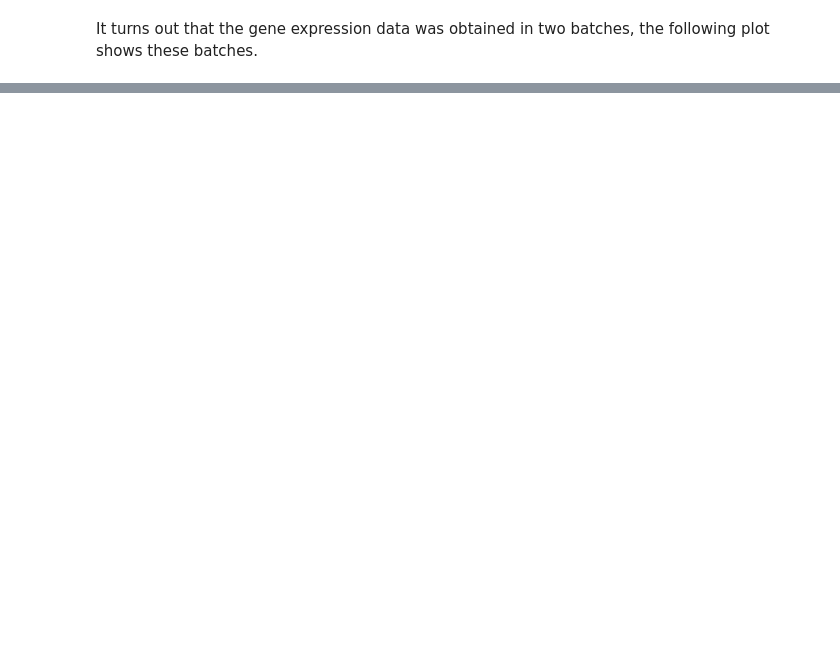
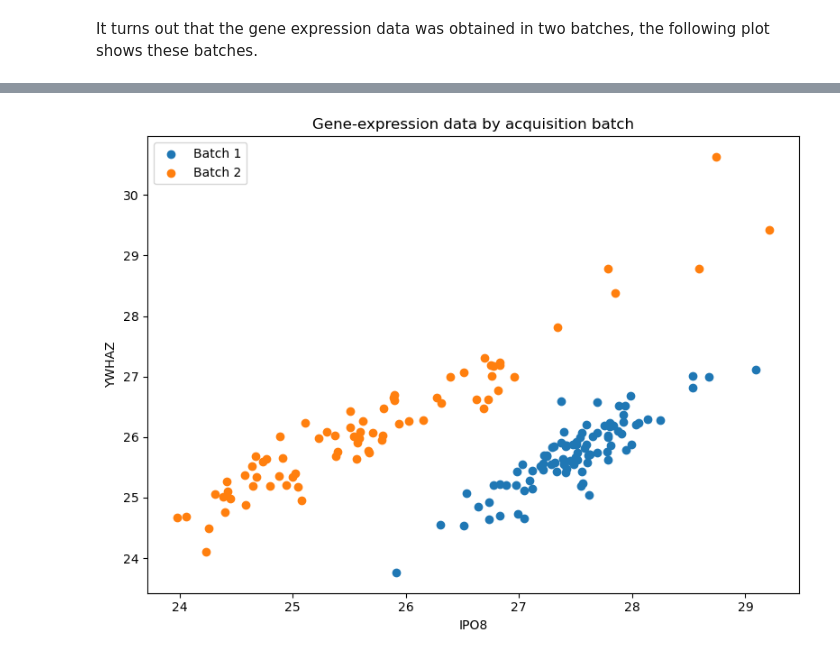
Before and after one commit to gjbex/Machine-learning-with-Python, a Jupyter notebook: source-code/scikit-learn/analysis.ipynb, the cells around one changed output, grey strips where cells are left out. Drawn from its saved outputs; the diff is of its cells as text; code cells hidden in the pictures; blank space fills up the shorter version.

```diff
--- a/source-code/scikit-learn/analysis.ipynb
+++ b/source-code/scikit-learn/analysis.ipynb
@@ -98,0 +99,21 @@ plot_batch2 * plot_batch1
+# %%
+figure, axis = plt.subplots(figsize=(8, 6))
+for batch, selection in [
+    ('Batch 1', data['ID'] < 601),
+    ('Batch 2', data['ID'] >= 601),
+]:
+    axis.scatter(
+        genes.loc[selection, 'IPO8'],
+        genes.loc[selection, 'YWHAZ'],
+        label=batch,
+    )
+axis.set(
+    xlabel='IPO8',
+    ylabel='YWHAZ',
+    title='Gene-expression data by acquisition batch',
+)
+axis.legend()
+figure.tight_layout()
+plt.show()
+# %% [output]
+[figure, added]
```
Also changed, not shown: parts of 8 cells of this notebook, 3 other files.
